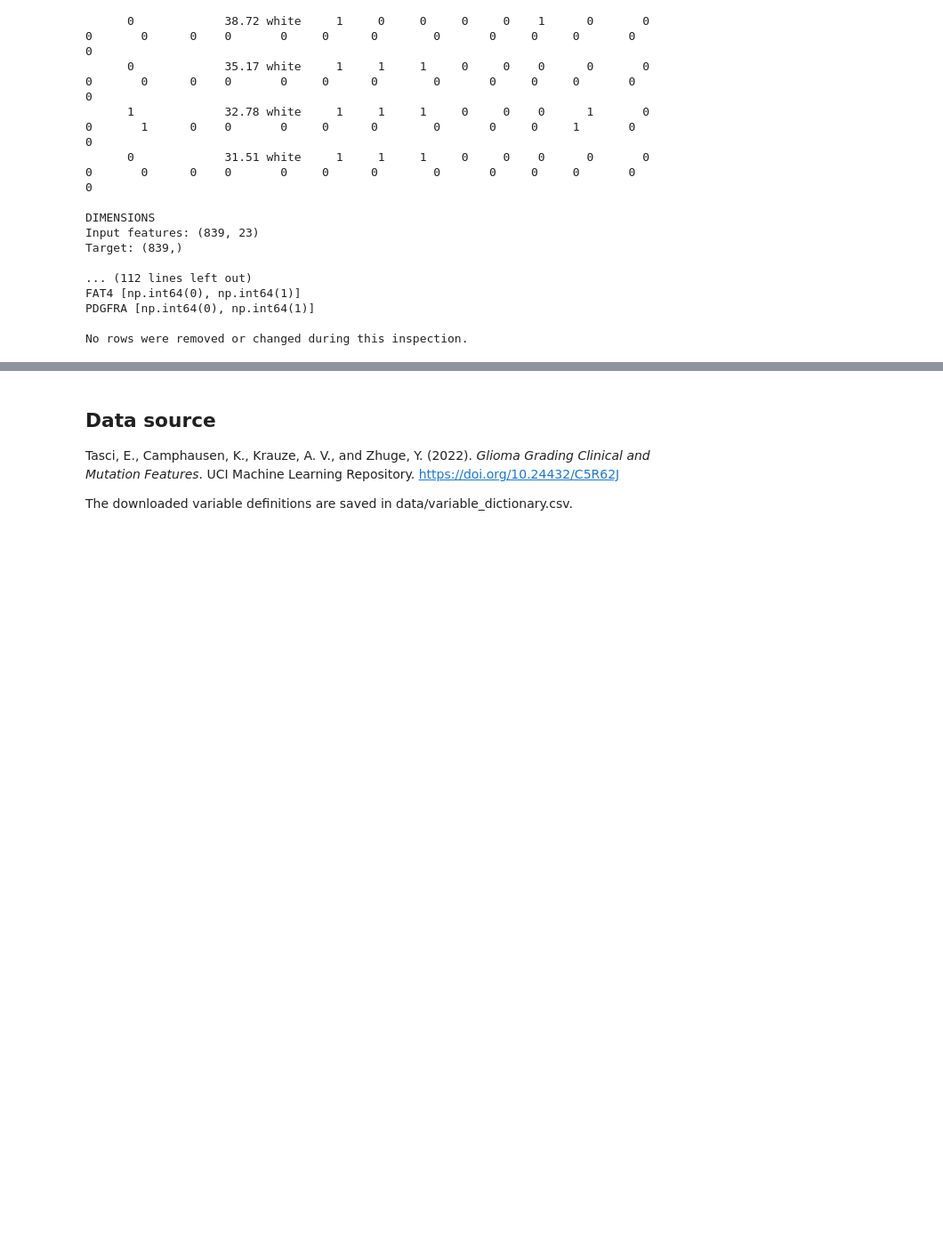
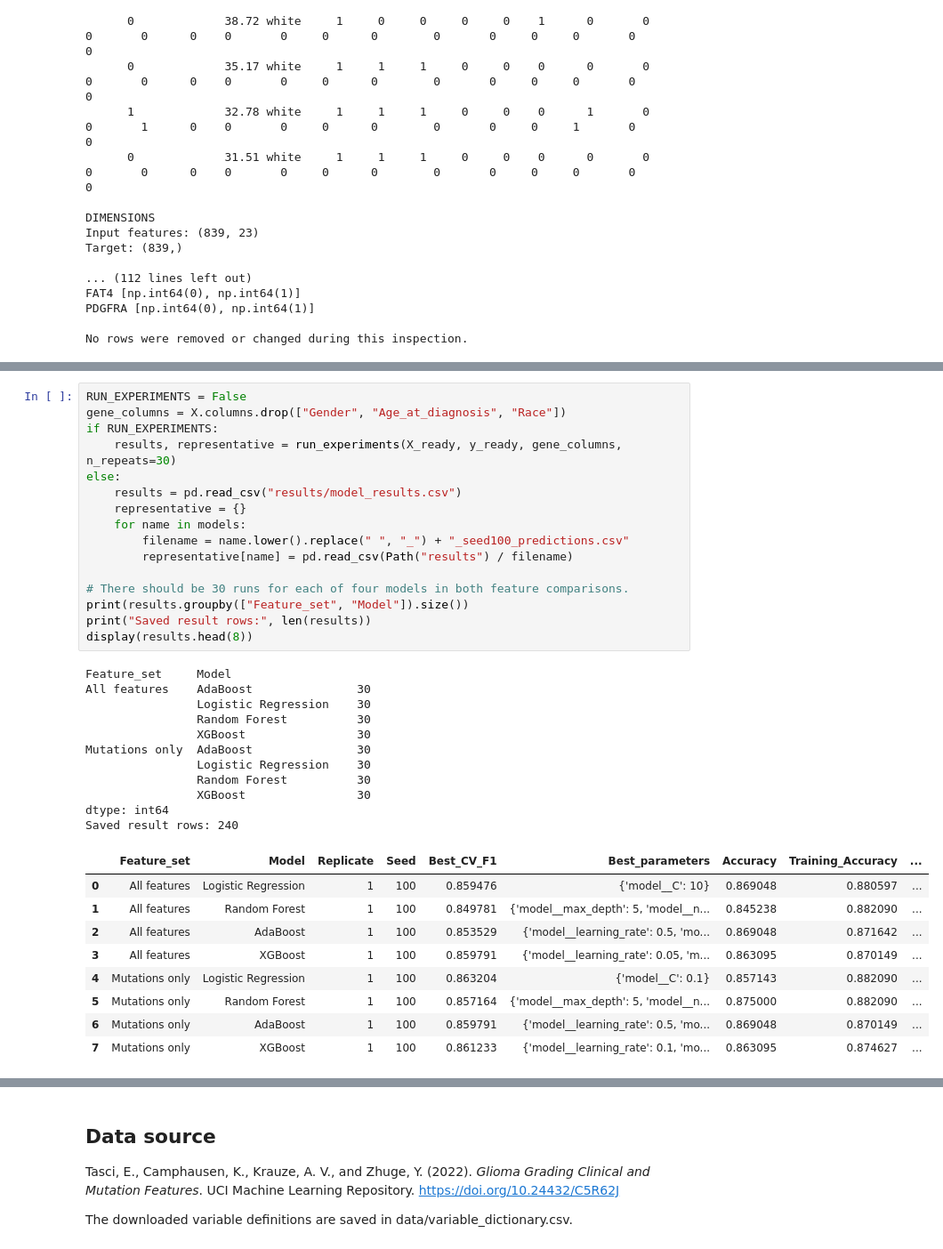
Before and after one commit to tarun-vignes/DSC101-Project-II, a Jupyter notebook: project_notebook.ipynb, the cells around one changed output, grey strips where cells are left out. Shown at 89% size. Drawn from its saved outputs; the diff is of its cells as text; blank space fills up the shorter version.

```diff
--- a/project_notebook.ipynb
+++ b/project_notebook.ipynb
@@ -49,0 +158,37 @@ No rows have been removed, no models have been trained, and no prediction result
+# %%
+RUN_EXPERIMENTS = False
+gene_columns = X.columns.drop(["Gender", "Age_at_diagnosis", "Race"])
+if RUN_EXPERIMENTS:
+    results, representative = run_experiments(X_ready, y_ready, gene_columns, n_repeats=30)
+else:
+    results = pd.read_csv("results/model_results.csv")
+    representative = {}
+    for name in models:
+        filename = name.lower().replace(" ", "_") + "_seed100_predictions.csv"
+        representative[name] = pd.read_csv(Path("results") / filename)
+
+# There should be 30 runs for each of four models in both feature comparisons.
+print(results.groupby(["Feature_set", "Model"]).size())
+print("Saved result rows:", len(results))
+display(results.head(8))
+# %% [output]
+Feature_set     Model
+All features    AdaBoost               30
+                Logistic Regression    30
+                Random Forest          30
+                XGBoost                30
+Mutations only  AdaBoost               30
+                Logistic Regression    30
+                Random Forest          30
+                XGBoost                30
+dtype: int64
+Saved result rows: 240
+|  | Feature_set | Model | Replicate | Seed | Best_CV_F1 | Best_parameters | Accuracy | Training_Accuracy | ... |
+| 0 | All features | Logistic Regression | 1 | 100 | 0.859476 | {'model__C': 10} | 0.869048 | 0.880597 | ... |
+| 1 | All features | Random Forest | 1 | 100 | 0.849781 | {'model__max_depth': 5, 'model__n... | 0.845238 | 0.882090 | ... |
+| 2 | All features | AdaBoost | 1 | 100 | 0.853529 | {'model__learning_rate': 0.5, 'mo... | 0.869048 | 0.871642 | ... |
+| 3 | All features | XGBoost | 1 | 100 | 0.859791 | {'model__learning_rate': 0.05, 'm... | 0.863095 | 0.870149 | ... |
+| 4 | Mutations only | Logistic Regression | 1 | 100 | 0.863204 | {'model__C': 0.1} | 0.857143 | 0.882090 | ... |
+| 5 | Mutations only | Random Forest | 1 | 100 | 0.857164 | {'model__max_depth': 5, 'model__n... | 0.875000 | 0.882090 | ... |
+| 6 | Mutations only | AdaBoost | 1 | 100 | 0.859791 | {'model__learning_rate': 0.5, 'mo... | 0.869048 | 0.870149 | ... |
+| 7 | Mutations only | XGBoost | 1 | 100 | 0.861233 | {'model__learning_rate': 0.1, 'mo... | 0.863095 | 0.874627 | ... |
```
Also changed, not shown: parts of 23 cells of this notebook, 26 other files.
